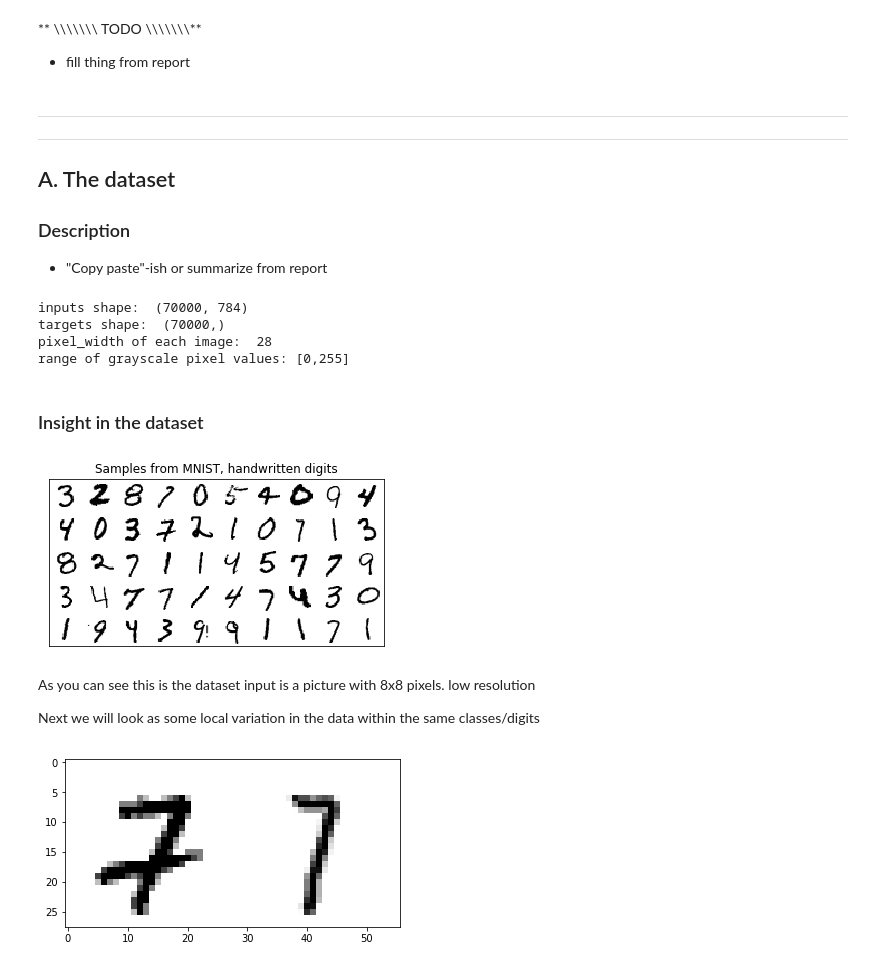
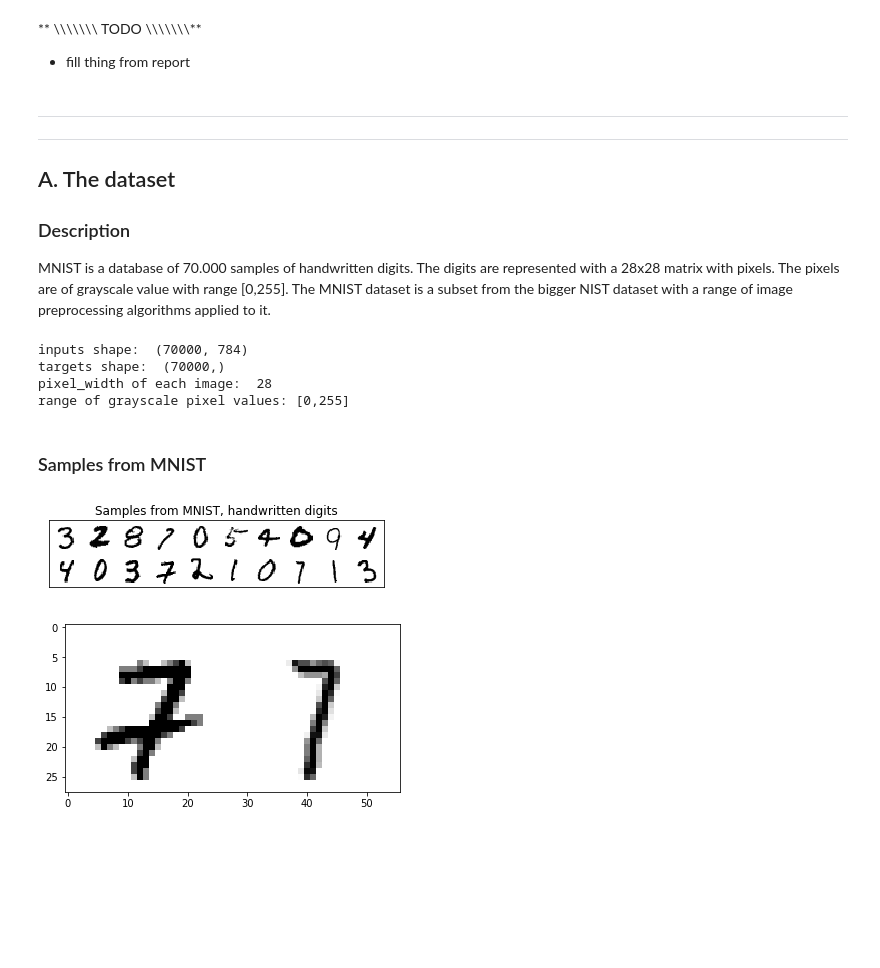
Before and after one commit to hbjornoy/t-SNE-vs-LLE, a Jupyter notebook: Section IV - MNIST.ipynb, the cells around one changed output. Cells and saved outputs as stored; diff of their text form; code cells hidden in the pictures; blank space fills up the shorter version.

Commit message:
mnist work

```diff
--- a/Section IV - MNIST.ipynb
+++ b/Section IV - MNIST.ipynb
@@ -24,13 +21,13 @@ The autoreload extension is already loaded. To reload it, use:
 # %% [markdown]
 ** \\\\\\\\\\\\\\  TODO  \\\\\\\\\\\\\\**
 - fill thing from report
-# %% [markdown]
------
------
-## A. The dataset
-
-### Description
-- "Copy paste"-ish or summarize from report
+# %% [markdown]
+-----
+-----
+## A. The dataset
+
+### Description
+MNIST is a database of 70.000 samples of handwritten digits. The digits are represented with a 28x28 matrix with pixels. The pixels are of grayscale value with range [0,255]. The MNIST dataset is a subset from the bigger NIST dataset with a range of image preprocessing algorithms applied to it.
 # %%
 # Loading dataset
 inputs, targets = HL.import_mnist()
@@ -46,16 +43,12 @@ inputs shape:  (70000, 784)
 targets shape:  (70000,)
 pixel_width of each image:  28
 range of grayscale pixel values: [0,255]
-# %% [markdown]
-### Insight in the dataset
+# %% [markdown]
+### Samples from MNIST
 # %%
-PL.plot_digits_samples(inputs, row_dim=5, col_dim=10)
+PL.plot_digits_samples(inputs, row_dim=2, col_dim=10)
 # %% [output]
-[figure, old version]
+[figure, new version]
-# %% [markdown]
-As you can see this is the dataset input is a picture with 8x8 pixels. low resolution
-
-Next we will look as some local variation in the data within the same classes/digits
 # %%
 # show differences in 7's
 X_7 = HL.get_X_with_label(inputs, targets, 7)
```
Also changed, not shown: parts of 33 cells of this notebook, 12 other files.
